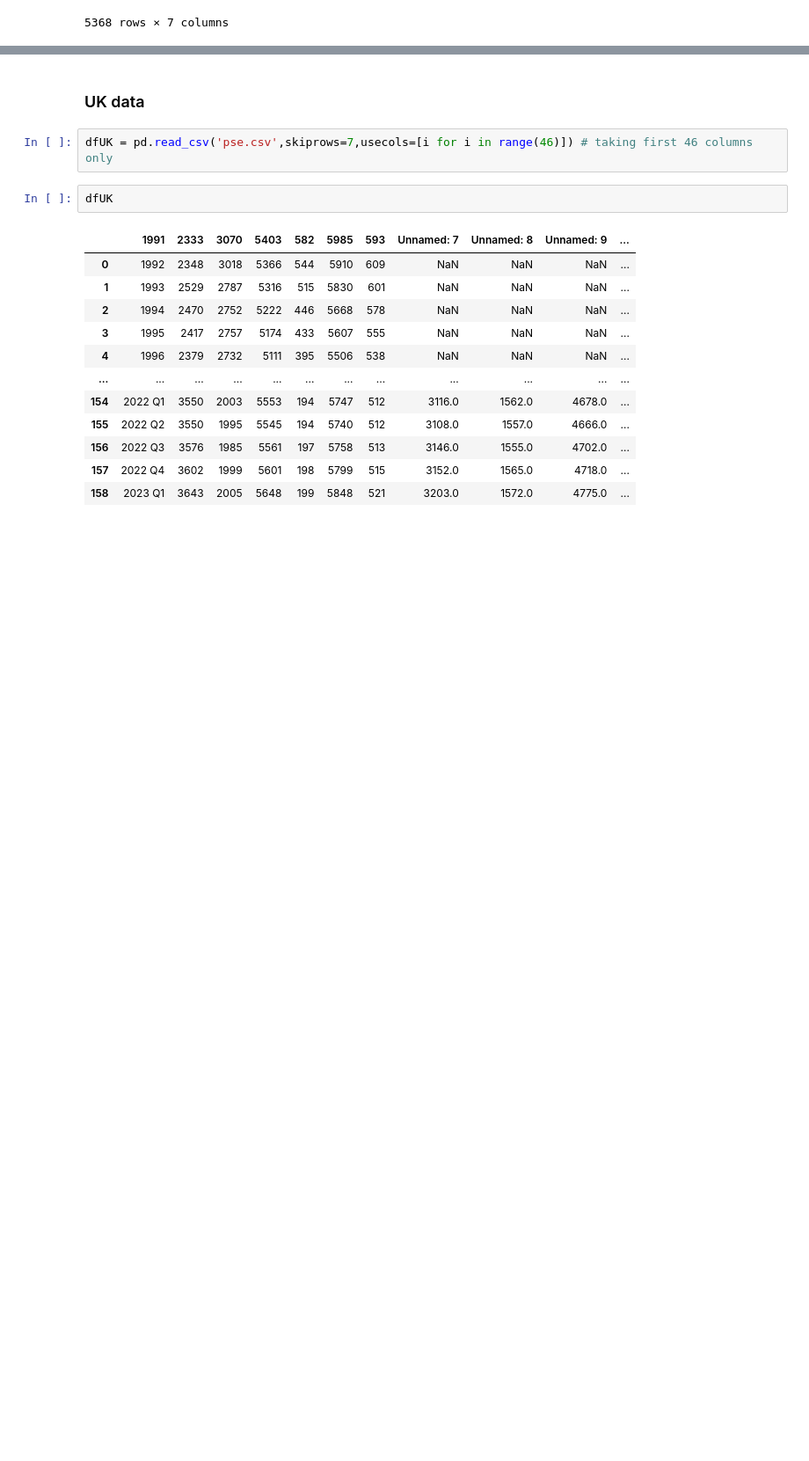
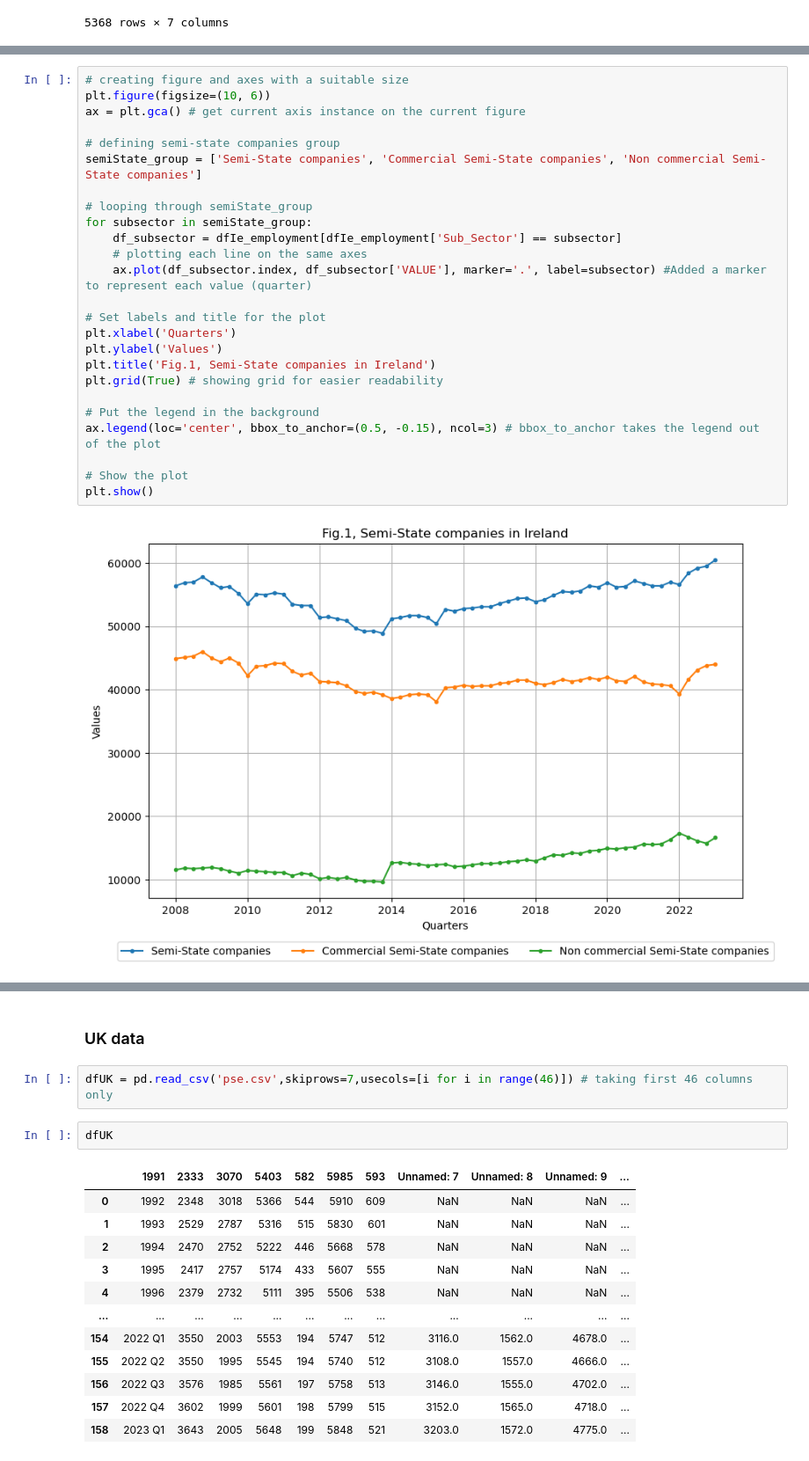
Before and after one commit to Carloselrecharlie/ML_assessment_repeat, a Jupyter notebook: sba22448_Integrated_CA-ML.ipynb, the cells around one changed output, grey strips where cells are left out. Shown: that part at 88% size. Saved outputs shown, nothing was run; the diff lists cells and outputs as text; blank space fills up the shorter version.

```diff
--- a/sba22448_Integrated_CA-ML.ipynb
+++ b/sba22448_Integrated_CA-ML.ipynb
@@ -200,0 +178,27 @@ plt.show()
+# %%
+# creating figure and axes with a suitable size
+plt.figure(figsize=(10, 6))
+ax = plt.gca() # get current axis instance on the current figure
+
+# defining semi-state companies group
+semiState_group = ['Semi-State companies', 'Commercial Semi-State companies', 'Non commercial Semi-State companies']
+
+# looping through semiState_group
+for subsector in semiState_group:
+    df_subsector = dfIe_employment[dfIe_employment['Sub_Sector'] == subsector]
+    # plotting each line on the same axes
+    ax.plot(df_subsector.index, df_subsector['VALUE'], marker='.', label=subsector) #Added a marker to represent each value (quarter)
+
+# Set labels and title for the plot
+plt.xlabel('Quarters')
+plt.ylabel('Values')
+plt.title('Fig.1, Semi-State companies in Ireland')
+plt.grid(True) # showing grid for easier readability
+
+# Put the legend in the background
+ax.legend(loc='center', bbox_to_anchor=(0.5, -0.15), ncol=3) # bbox_to_anchor takes the legend out of the plot
+
+# Show the plot
+plt.show()
+# %% [output]
+[figure, added]
```
Also changed, not shown: parts of 11 cells of this notebook, 1 other file.
